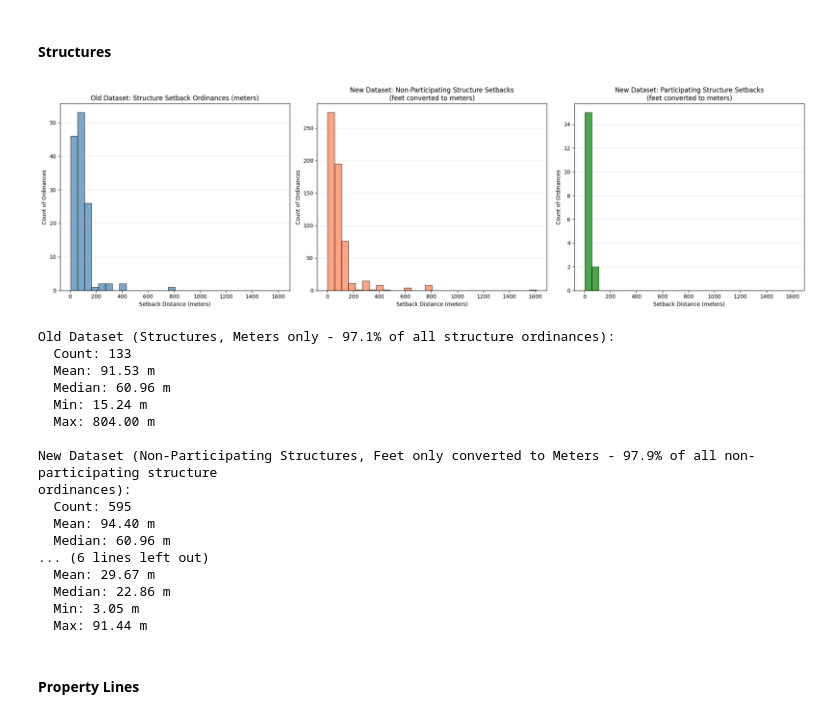
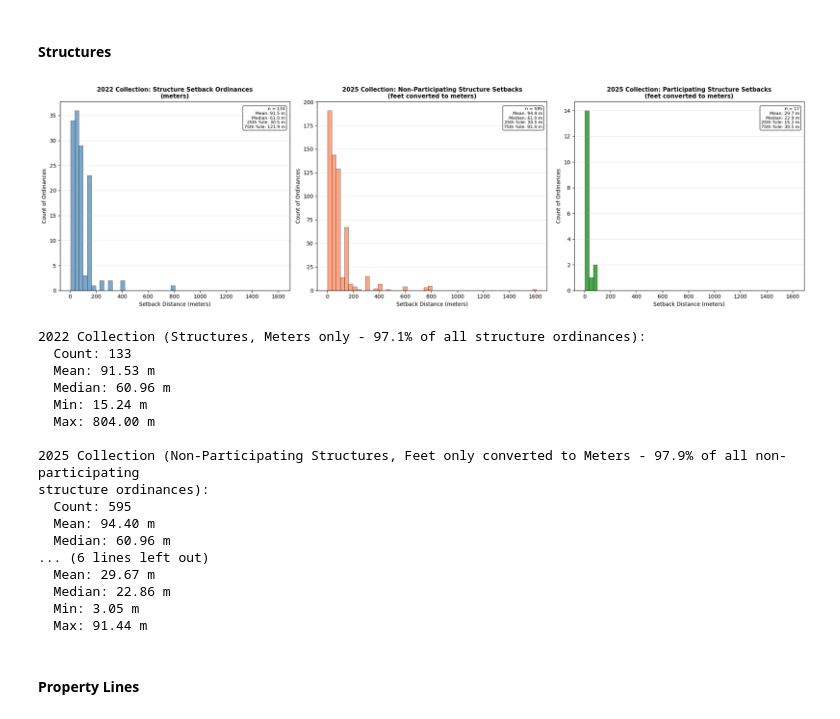
Before and after one commit to gabezuckerman/compass-integration-roadmap, a Jupyter notebook: compass_integration_roadmap_pv.ipynb, the cells around one changed output. Cells and saved outputs as stored; diff of their text form; code cells hidden in the pictures.

```diff
--- a/compass_integration_roadmap_pv.ipynb
+++ b/compass_integration_roadmap_pv.ipynb
@@ -567,30 +604,63 @@ new_structure_part_data = new_structure_part_data[new_structure_part_data['Units
 new_structure_part_values = pd.to_numeric(new_structure_part_data['Value'], errors='coerce').dropna()
 new_structure_part_values_meters = new_structure_part_values * 0.3048  # Convert feet to meters
 
-# Determine common bin edges for aligned x-axes
+# Determine common bin edges for aligned x-axes with smaller bins for more detail
 all_structure_values = pd.concat([old_structure_values, new_structure_nonpart_values_meters, new_structure_part_values_meters])
-structure_bins = np.histogram_bin_edges(all_structure_values, bins=30)
+structure_bins = np.histogram_bin_edges(all_structure_values, bins=50)
 
 # Plot old ordinances
-ax1.hist(old_structure_values, bins=structure_bins, edgecolor='black', alpha=0.7, color='steelblue')
-ax1.set_xlabel('Setback Distance (meters)')
-ax1.set_ylabel('Count of Ordinances')
-ax1.set_title('Old Dataset: Structure Setback Ordinances (meters)')
+ax1.hist(old_structure_values, bins=structure_bins, edgecolor='black', alpha=0.7, color='steelblue', linewidth=0.5)
+ax1.set_xlabel('Setback Distance (meters)', fontsize=10)
+ax1.set_ylabel('Count of Ordinances', fontsize=10)
+ax1.set_title('2022 Collection: Structure Setback Ordinances\n(meters)', fontsize=11, fontweight='bold')
 ax1.grid(True, alpha=0.3, axis='y')
 
+# Add statistics text box for old dataset
+if len(old_structure_values) > 0:
+    stats_text_old = (f'n = {len(old_structure_values)}\n'
+                      f'Mean: {old_structure_values.mean():.1f} m\n'
+                      f'Median: {old_structure_values.median():.1f} m\n'
+                      f'25th %ile: {old_structure_values.quantile(0.25):.1f} m\n'
+                      f'75th %ile: {old_structure_values.quantile(0.75):.1f} m')
+    ax1.text(0.98, 0.97, stats_text_old, transform=ax1.transAxes,
+             fontsize=8, verticalalignment='top', horizontalalignment='right',
+             bbox=dict(boxstyle='round', facecolor='white', alpha=0.8))
+
 # Plot new ordinances - Non-Participating (converted to meters)
-ax2.hist(new_structure_nonpart_values_meters, bins=structure_bins, edgecolor='black', alpha=0.7, color='coral')
-ax2.set_xlabel('Setback Distance (meters)')
-ax2.set_ylabel('Count of Ordinances')
-ax2.set_title('New Dataset: Non-Participating Structure Setbacks\n(feet converted to meters)')
+ax2.hist(new_structure_nonpart_values_meters, bins=structure_bins, edgecolor='black', alpha=0.7, color='coral', linewidth=0.5)
+ax2.set_xlabel('Setback Distance (meters)', fontsize=10)
+ax2.set_ylabel('Count of Ordinances', fontsize=10)
+ax2.set_title('2025 Collection: Non-Participating Structure Setbacks\n(feet converted to meters)', fontsize=11, fontweight='bold')
 ax2.grid(True, alpha=0.3, axis='y')
 
+# Add statistics text box for non-participating
+if len(new_structure_nonpart_values_meters) > 0:
+    stats_text_nonpart = (f'n = {len(new_structure_nonpart_values_meters)}\n'
+                          f'Mean: {new_structure_nonpart_values_meters.mean():.1f} m\n'
+                          f'Median: {new_structure_nonpart_values_meters.median():.1f} m\n'
+                          f'25th %ile: {new_structure_nonpart_values_meters.quantile(0.25):.1f} m\n'
+                          f'75th %ile: {new_structure_nonpart_values_meters.quantile(0.75):.1f} m')
+    ax2.text(0.98, 0.97, stats_text_nonpart, transform=ax2.transAxes,
+             fontsize=8, verticalalignment='top', horizontalalignment='right',
+             bbox=dict(boxstyle='round', facecolor='white', alpha=0.8))
+
 # Plot new ordinances - Participating (converted to meters)
-ax3.hist(new_structure_part_values_meters, bins=structure_bins, edgecolor='black', alpha=0.7, color='green')
-ax3.set_xlabel('Setback Distance (meters)')
-ax3.set_ylabel('Count of Ordinances')
-ax3.set_title('New Dataset: Participating Structure Setbacks\n(feet converted to meters)')
+ax3.hist(new_structure_part_values_meters, bins=structure_bins, edgecolor='black', alpha=0.7, color='green', linewidth=0.5)
+ax3.set_xlabel('Setback Distance (meters)', fontsize=10)
+ax3.set_ylabel('Count of Ordinances', fontsize=10)
+ax3.set_title('2025 Collection: Participating Structure Setbacks\n(feet converted to meters)', fontsize=11, fontweight='bold')
 ax3.grid(True, alpha=0.3, axis='y')
+
+# Add statistics text box for participating
+if len(new_structure_part_values_meters) > 0:
+    stats_text_part = (f'n = {len(new_structure_part_values_meters)}\n'
+                       f'Mean: {new_structure_part_values_meters.mean():.1f} m\n'
+                       f'Median: {new_structure_part_values_meters.median():.1f} m\n'
+                       f'25th %ile: {new_structure_part_values_meters.quantile(0.25):.1f} m\n'
+                       f'75th %ile: {new_structure_part_values_meters.quantile(0.75):.1f} m')
+    ax3.text(0.98, 0.97, stats_text_part, transform=ax3.transAxes,
+             fontsize=8, verticalalignment='top', horizontalalignment='right',
+             bbox=dict(boxstyle='round', facecolor='white', alpha=0.8))
 
 plt.tight_layout()
 plt.show()
@@ -608,46 +678,46 @@ new_structures_nonpart_feet_pct = (new_structures_nonpart_feet_count / new_struc
 # Calculate percentages for new dataset - Participating
 new_structures_part_total = len(usable_ord[usable_ord['Feature'] == 'Structures (Participating)'])
 new_structures_part_feet_count = len(new_structure_part_values_meters)
 new_structures_part_feet_pct = (new_structures_part_feet_count / new_structures_part_total * 100) if new_structures_part_total > 0 else 0
 
 # Print summary statistics
 structure_stats_output = []
-structure_stats_output.append(f"Old Dataset (Structures, Meters only - {old_structures_meters_pct:.1f}% of all structure ordinances):")
+structure_stats_output.append(f"2022 Collection (Structures, Meters only - {old_structures_meters_pct:.1f}% of all structure ordinances):")
 structure_stats_output.append(f"  Count: {len(old_structure_values)}")
 if len(old_structure_values) > 0:
     structure_stats_output.append(f"  Mean: {old_structure_values.mean():.2f} m")
     structure_stats_output.append(f"  Median: {old_structure_values.median():.2f} m")
     structure_stats_output.append(f"  Min: {old_structure_values.min():.2f} m")
     structure_stats_output.append(f"  Max: {old_structure_values.max():.2f} m")
 
-structure_stats_output.append(f"\nNew Dataset (Non-Participating Structures, Feet only converted to Meters - {new_structures_nonpart_feet_pct:.1f}% of all non-participating structure ordinances):")
+structure_stats_output.append(f"\n2025 Collection (Non-Participating Structures, Feet only converted to Meters - {new_structures_nonpart_feet_pct:.1f}% of all non-participating structure ordinances):")
 structure_stats_output.append(f"  Count: {len(new_structure_nonpart_values_meters)}")
 if len(new_structure_nonpart_values_meters) > 0:
     structure_stats_output.append(f"  Mean: {new_structure_nonpart_values_meters.mean():.2f} m")
     structure_stats_output.append(f"  Median: {new_structure_nonpart_values_meters.median():.2f} m")
     structure_stats_output.append(f"  Min: {new_structure_nonpart_values_meters.min():.2f} m")
     structure_stats_output.append(f"  Max: {new_structure_nonpart_values_meters.max():.2f} m")
 
-structure_stats_output.append(f"\nNew Dataset (Participating Structures, Feet only converted to Meters - {new_structures_part_feet_pct:.1f}% of all participating structure ordinances):")
+structure_stats_output.append(f"\n2025 Collection (Participating Structures, Feet only converted to Meters - {new_structures_part_feet_pct:.1f}% of all participating structure ordinances):")
 structure_stats_output.append(f"  Count: {len(new_structure_part_values_meters)}")
 if len(new_structure_part_values_meters) > 0:
     structure_stats_output.append(f"  Mean: {new_structure_part_values_meters.mean():.2f} m")
     structure_stats_output.append(f"  Median: {new_structure_part_values_meters.median():.2f} m")
     structure_stats_output.append(f"  Min: {new_structure_part_values_meters.min():.2f} m")
     structure_stats_output.append(f"  Max: {new_structure_part_values_meters.max():.2f} m")
 
 print("\n".join(structure_stats_output))
 # %% [output]
-[figure, old version]
+[figure, new version]
-Old Dataset (Structures, Meters only - 97.1% of all structure ordinances):
+2022 Collection (Structures, Meters only - 97.1% of all structure ordinances):
   Count: 133
   Mean: 91.53 m
   Median: 60.96 m
   Min: 15.24 m
   Max: 804.00 m
 
-New Dataset (Non-Participating Structures, Feet only converted to Meters - 97.9% of all non-participating structure
-ordinances):
+2025 Collection (Non-Participating Structures, Feet only converted to Meters - 97.9% of all non-participating
+structure ordinances):
   Count: 595
   Mean: 94.40 m
   Median: 60.96 m
```
Also changed, not shown: parts of 7 cells of this notebook, 20 other files.
